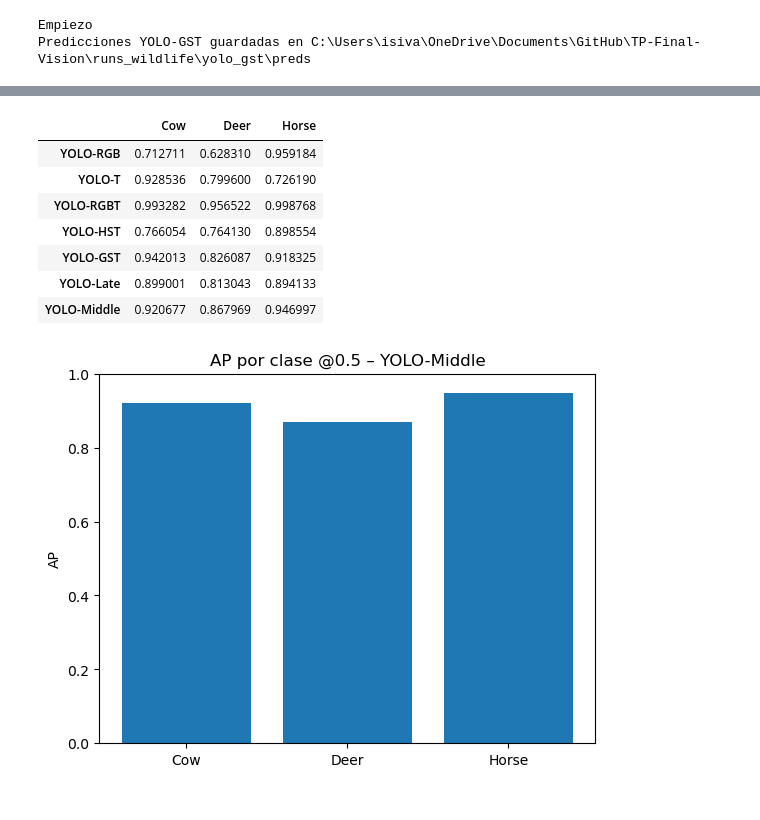
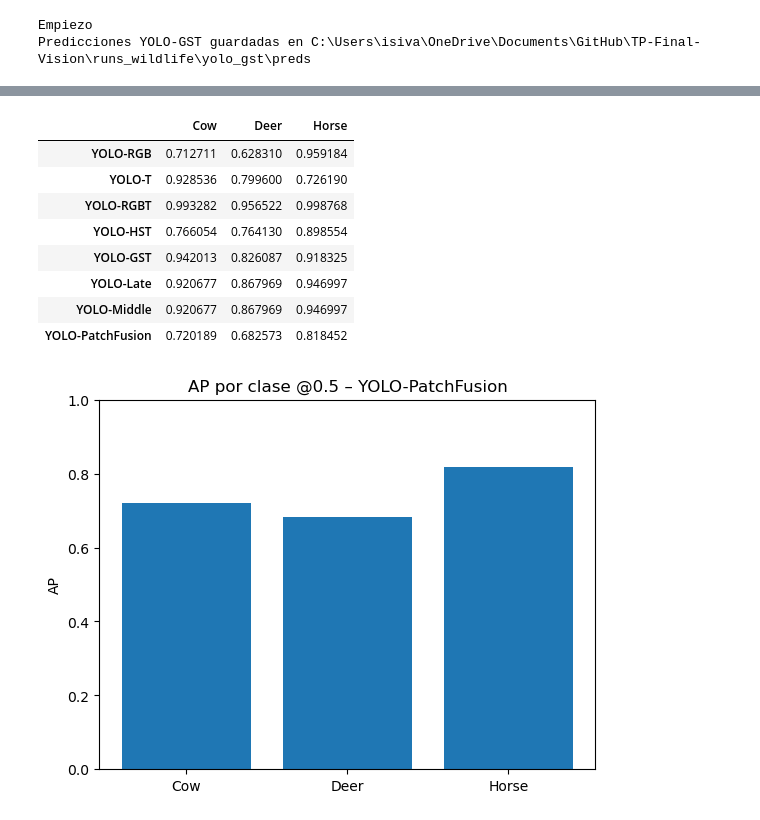
Before and after one commit to florzoffi/TP-Final-Vision, a Jupyter notebook: 7.RESULTS.ipynb, the cells around one changed output, grey strips where cells are left out. Drawn from its saved outputs; the diff is of its cells as text; code cells hidden in the pictures.

```diff
--- a/7.RESULTS.ipynb
+++ b/7.RESULTS.ipynb
@@ -51,8 +54,11 @@ PRED_GST_DIR = ROOT / "runs_wildlife" / "yolo_gst" / "preds"
 
 PRED_LF_VAL_DIR = ROOT / "runs" / "late_fusion"   / "preds_val"
 PRED_MF_VAL_DIR = ROOT / "runs" / "middle_fusion" / "preds_val"
-
-for d in [PRED_RGB_DIR, PRED_T_DIR, PRED_RGBT_DIR, PRED_HST_DIR, PRED_GST_DIR, PRED_LF_VAL_DIR, PRED_MF_VAL_DIR]:
+PRED_PF_VAL_DIR = ROOT / "runs" / "patch_fusion"  / "preds_val"
+for d in [PRED_RGB_DIR, PRED_T_DIR, PRED_RGBT_DIR,
+          PRED_HST_DIR, PRED_GST_DIR,
+          PRED_LF_VAL_DIR, PRED_MF_VAL_DIR,
+          PRED_PF_VAL_DIR]:
     d.mkdir(parents=True, exist_ok=True)
 # %%
 print("Empiezo")
@@ -164,14 +170,17 @@ GT_DIR = GT_VAL_DIR
 iou_list = [0.1, 0.2, 0.3, 0.4, 0.5, 0.6, 0.7, 0.8, 0.9]
 
 MODELS = {
-    "YOLO-RGB":   (PRED_RGB_DIR,  GT_VAL_DIR),
-    "YOLO-T":     (PRED_T_DIR,    GT_VAL_DIR),
-    "YOLO-RGBT":  (PRED_RGBT_DIR, GT_VAL_DIR),
-    "YOLO-HST":   (PRED_HST_DIR,  GT_HST_DIR),
-    "YOLO-GST":   (PRED_GST_DIR,  GT_GST_DIR),
-    "YOLO-Late":   (PRED_LF_VAL_DIR, GT_VAL_DIR),
-    "YOLO-Middle": (PRED_MF_VAL_DIR, GT_VAL_DIR),
+    "YOLO-RGB":       (PRED_RGB_DIR,  GT_VAL_DIR),
+    "YOLO-T":         (PRED_T_DIR,    GT_VAL_DIR),
+    "YOLO-RGBT":      (PRED_RGBT_DIR, GT_VAL_DIR),
+    "YOLO-HST":       (PRED_HST_DIR,  GT_HST_DIR),
+    "YOLO-GST":       (PRED_GST_DIR,  GT_GST_DIR),
+    "YOLO-Late":      (PRED_LF_VAL_DIR, GT_VAL_DIR),
+    "YOLO-Middle":    (PRED_MF_VAL_DIR, GT_VAL_DIR),
+    "YOLO-PatchFusion": (PRED_PF_VAL_DIR, GT_VAL_DIR),
 }
+
+
 
 map_curves = {name: [] for name in MODELS.keys()}
 
@@ -245,17 +282,19 @@ PRED_GST_TEST   = ROOT / "runs_wildlife" / "yolo_gst_test"  / "preds"
 
 PRED_LATE_TEST  = ROOT / "runs" / "late_fusion"   / "preds_test"
 PRED_MID_TEST   = ROOT / "runs" / "middle_fusion" / "preds_test"
+PRED_PF_TEST    = ROOT / "runs" / "patch_fusion"  / "preds_test"
 # %%
 MODELS_TEST = {
-    "YOLO-RGB":    (PRED_RGB_TEST,   GT_RGB_TEST),
-    "YOLO-T":      (PRED_T_TEST,     GT_T_TEST),
-    "YOLO-RGBT":   (PRED_RGBT_TEST,  GT_RGBT_TEST),
+    "YOLO-RGB":        (PRED_RGB_TEST,   GT_RGB_TEST),
+    "YOLO-T":          (PRED_T_TEST,     GT_T_TEST),
+    "YOLO-RGBT":       (PRED_RGBT_TEST,  GT_RGBT_TEST),
 
-    "YOLO-HST":    (PRED_HST_TEST,   GT_HST_TEST),
-    "YOLO-GST":    (PRED_GST_TEST,   GT_GST_TEST),
+    "YOLO-HST":        (PRED_HST_TEST,   GT_HST_TEST),
+    "YOLO-GST":        (PRED_GST_TEST,   GT_GST_TEST),
 
-    "YOLO-Late":   (PRED_LATE_TEST,  GT_RGB_TEST),
-    "YOLO-Middle": (PRED_MID_TEST,   GT_RGBT_TEST),
+    "YOLO-Late":       (PRED_LATE_TEST,  GT_RGB_TEST),
+    "YOLO-Middle":     (PRED_MID_TEST,   GT_RGBT_TEST),
+    "YOLO-PatchFusion": (PRED_PF_TEST,   GT_RGB_TEST),
 }
 # %%
 map_curves_test = {name: [] for name in MODELS_TEST}
@@ -341,33 +396,34 @@ for name, (pred_dir, gt_dir) in MODELS.items():
     metrics = evaluate_yolo_predictions(
         pred_dir=pred_dir,
         gt_dir=gt_dir,
         num_classes=NUM_CLASSES,
         iou_threshold=0.5
     )
     ap_by_model[name] = metrics["AP_per_class"]  # [AP_Cow, AP_Deer, AP_Horse]
 
 df_ap = pd.DataFrame(
     ap_by_model,
     index=["Cow", "Deer", "Horse"]
 ).T  # filas = modelos, columnas = clases
 
 display(df_ap)
 classes = ["Cow", "Deer", "Horse"]
-model = "YOLO-Middle"
+model = "YOLO-PatchFusion"
 vals = df_ap.loc[model].values
 
 plt.bar(classes, vals)
 plt.ylim(0,1)
 plt.title(f"AP por clase @0.5 – {model}")
 plt.ylabel("AP")
 plt.show()
 # %% [output]
 |  | Cow | Deer | Horse |
 | YOLO-RGB | 0.712711 | 0.628310 | 0.959184 |
 | YOLO-T | 0.928536 | 0.799600 | 0.726190 |
 | YOLO-RGBT | 0.993282 | 0.956522 | 0.998768 |
 | YOLO-HST | 0.766054 | 0.764130 | 0.898554 |
 | YOLO-GST | 0.942013 | 0.826087 | 0.918325 |
-| YOLO-Late | 0.899001 | 0.813043 | 0.894133 |
+| YOLO-Late | 0.920677 | 0.867969 | 0.946997 |
 | YOLO-Middle | 0.920677 | 0.867969 | 0.946997 |
+| YOLO-PatchFusion | 0.720189 | 0.682573 | 0.818452 |
-[figure, old version]
+[figure, new version]
```
Also changed, not shown: parts of 6 cells of this notebook, 6 other files.
